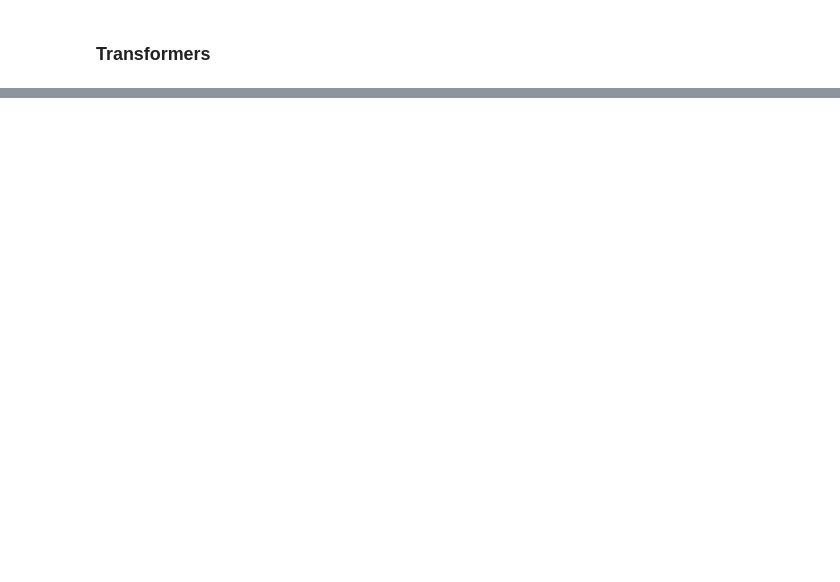
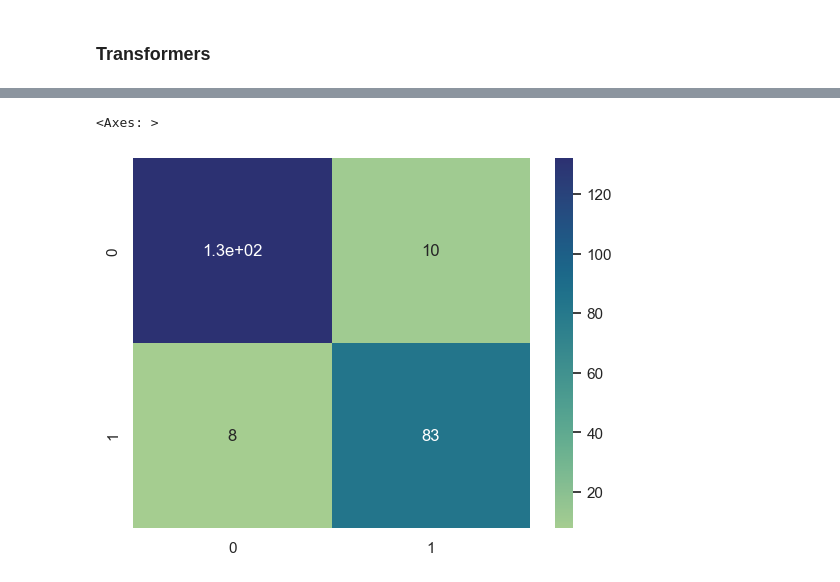
Before and after one commit to Vhickyem/Pregnancy-Risk-Prediction, a Jupyter notebook: code.ipynb, the cells around one changed output, grey strips where cells are left out. Saved outputs shown, nothing was run; the diff lists cells and outputs as text; code cells hidden in the pictures; blank space fills up the shorter version.

```diff
--- a/code.ipynb
+++ b/code.ipynb
@@ -951,0 +804,20 @@ The model's performance remained consistently high, even on the validation set.
+# %%
+# Build my Pipeline
+
+dt_pipeline = Pipeline(steps=[
+    #('group_columns', GroupColumns(columns_to_group=["Age"])),
+    ('column_dropper', DropSomeFeatures(columns_to_drop=columns_to_drop)),
+    #('scaler', ),
+    #('encoder', encoder),
+    ('decision_tree', DecisionTreeClassifier(class_weight='balanced'))
+])
+# %%
+# fit the pipeline to train our model with data
+dt_pipeline.fit(X_train, y_train_encoded)
+
+#print("Training Accuracy for Decision Tree Classifier is ", pipeline.score(X_train, y_train_encoded))
+
+y_pred = dt_pipeline.predict(X_test)
+
+# Evaluate
+print(classification_report(y_test_encoded, y_pred, target_names=target_values))
@@ -951,0 +833,6 @@ The model's performance remained consistently high, even on the validation set.
+# %%
+cm = confusion_matrix(y_pred, y_test_encoded)
+sns.heatmap(cm, annot=True, cmap="crest")
+# %% [output]
+<Axes: >
+[figure, added]
```
Also changed, not shown: parts of 60 cells of this notebook, 6 other files.
